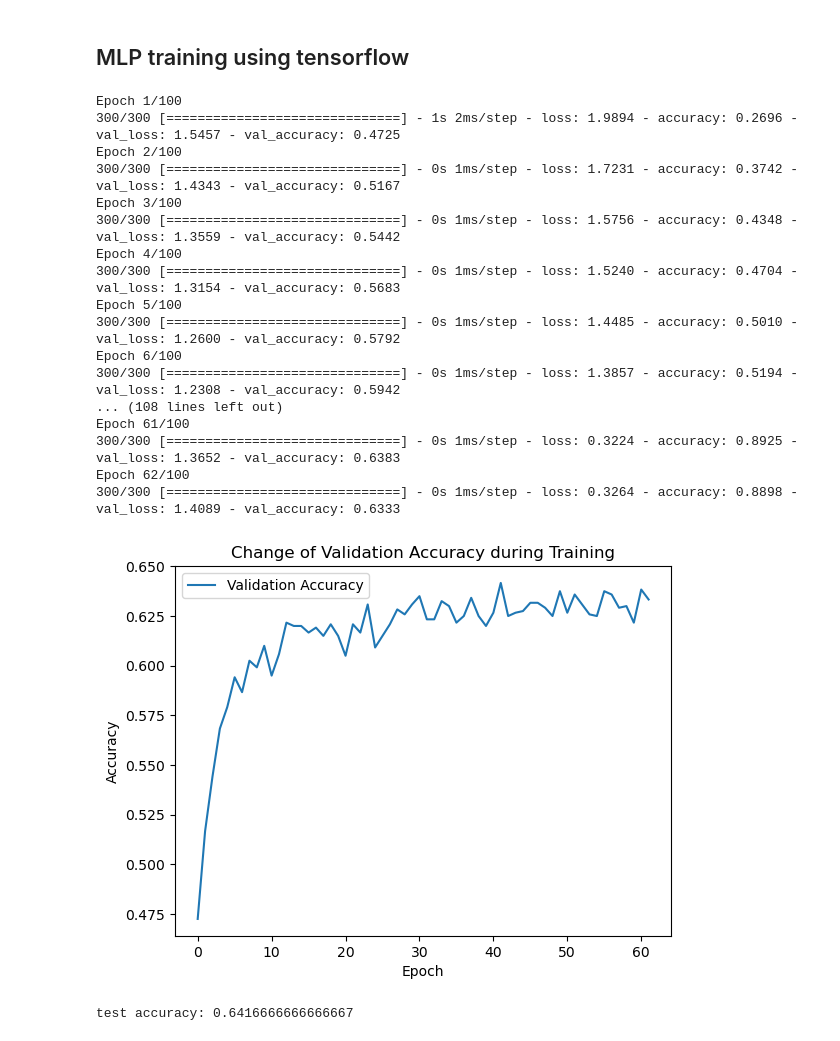
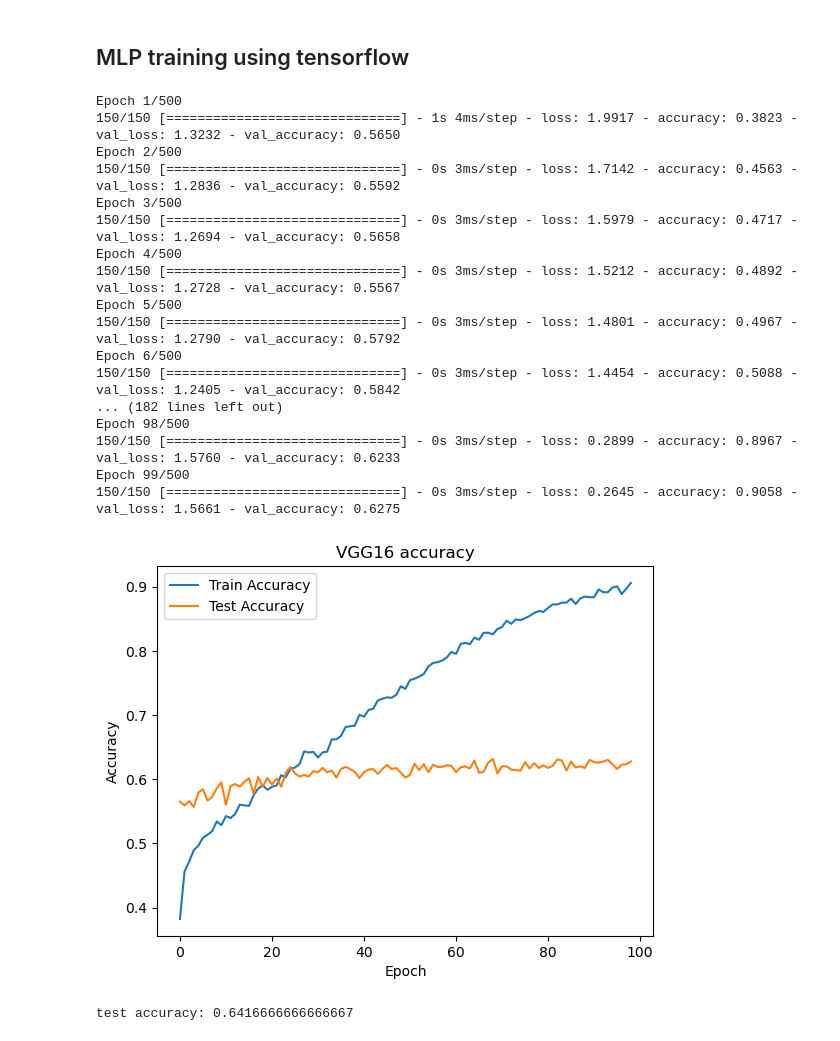
Before and after one commit to Daniel-Lin-S/SML_practical, a Jupyter notebook: AssessedPracticalSamplePythonCode.ipynb, the cells around one changed output. Saved outputs shown, nothing was run; the diff lists cells and outputs as text; code cells hidden in the pictures.

```diff
--- a/AssessedPracticalSamplePythonCode.ipynb
+++ b/AssessedPracticalSamplePythonCode.ipynb
@@ -842,14 +735,17 @@ X_test_reduced = X_test_scaled[:, (X.columns.get_level_values('feature') != remo
 # %%
 tf.random.set_seed(2024)
 ### set basic parameters
-batch_size = 16
-activation = 'prelu' # activation for the hidden layers: `relu`, `prelu`, `leakyrelu`
-learning_rate = 5e-4
-n_epoches = 100
-dropout_rate = 0.2 # set to 0 to avoid drop-out
-layer_widths = [256, 64, 16] # number of hidden units in each hidden layer
+batch_size = 32
+activation = 'sigmoid' # activation for the hidden layers: `relu`, `prelu`, `leakyrelu`, 'sigmoid
+learning_rate = 1e-3
+n_epoches = 500
+dropout_rate = 0.5 # set to 0 to avoid drop-out
+layer_widths = [2048] # number of hidden units in each hidden layer
 normalisation = True
-verbose = 1 # print outputs
+verbose = 1 # print output
+
+X_train_reduced = X_train_scaled
+X_test_reduced = X_test_scaled
 
 ### define architecture:
 n_layers = len(layer_widths)
@@ -860,6 +756,8 @@ base_architecture.add(InputLayer(input_shape=(X_train_reduced.shape[1],)))
 for l in range(n_layers):
     if activation == 'relu':
         base_architecture.add(Dense(layer_widths[l], activation='relu'))
+    elif activation == 'sigmoid':
+        base_architecture.add(Dense(layer_widths[l], activation='sigmoid'))
     else:
         base_architecture.add(Dense(layer_widths[l]))
     # dropout
@@ -877,7 +775,7 @@ for l in range(n_layers):
 base_architecture.add(Dense(units=8, activation = 'softmax'))
 
 # define the model with Adam optimiser
-early_stopping = EarlyStopping(monitor='val_accuracy', patience=20, restore_best_weights=True)
+early_stopping = EarlyStopping(monitor='val_accuracy', patience=30, restore_best_weights=True)
 
 model = Sequential.from_config(base_architecture.get_config())
 model.compile(optimizer=Adam(learning_rate=learning_rate),
@@ -886,36 +784,35 @@ model.compile(optimizer=Adam(learning_rate=learning_rate),
 history = model.fit(X_train_reduced, y_train, epochs=n_epoches, batch_size=batch_size,
                     validation_data=(X_test_reduced, y_test), verbose=verbose,
                     callbacks=[early_stopping])
-
-def plot_val_accuracy(history):
-    """ Plot the change of validation accuracy """
-    plt.plot(history.history['val_accuracy'], label='Validation Accuracy')
-    plt.xlabel('Epoch')
-    plt.ylabel('Accuracy')
-    plt.title('Change of Validation Accuracy during Training')
-    plt.legend()
-    plt.show()
-
-plot_val_accuracy(history)
 # %% [output]
-Epoch 1/100
-300/300 [==============================] - 1s 2ms/step - loss: 1.9894 - accuracy: 0.2696 - val_loss: 1.5457 - val_accuracy: 0.4725
-Epoch 2/100
-300/300 [==============================] - 0s 1ms/step - loss: 1.7231 - accuracy: 0.3742 - val_loss: 1.4343 - val_accuracy: 0.5167
-Epoch 3/100
-300/300 [==============================] - 0s 1ms/step - loss: 1.5756 - accuracy: 0.4348 - val_loss: 1.3559 - val_accuracy: 0.5442
-Epoch 4/100
-300/300 [==============================] - 0s 1ms/step - loss: 1.5240 - accuracy: 0.4704 - val_loss: 1.3154 - val_accuracy: 0.5683
-Epoch 5/100
-300/300 [==============================] - 0s 1ms/step - loss: 1.4485 - accuracy: 0.5010 - val_loss: 1.2600 - val_accuracy: 0.5792
-Epoch 6/100
-300/300 [==============================] - 0s 1ms/step - loss: 1.3857 - accuracy: 0.5194 - val_loss: 1.2308 - val_accuracy: 0.5942
-... (108 lines left out)
-Epoch 61/100
-300/300 [==============================] - 0s 1ms/step - loss: 0.3224 - accuracy: 0.8925 - val_loss: 1.3652 - val_accuracy: 0.6383
-Epoch 62/100
-300/300 [==============================] - 0s 1ms/step - loss: 0.3264 - accuracy: 0.8898 - val_loss: 1.4089 - val_accuracy: 0.6333
+Epoch 1/500
+150/150 [==============================] - 1s 4ms/step - loss: 1.9917 - accuracy: 0.3823 - val_loss: 1.3232 - val_accuracy: 0.5650
+Epoch 2/500
+150/150 [==============================] - 0s 3ms/step - loss: 1.7142 - accuracy: 0.4563 - val_loss: 1.2836 - val_accuracy: 0.5592
+Epoch 3/500
+150/150 [==============================] - 0s 3ms/step - loss: 1.5979 - accuracy: 0.4717 - val_loss: 1.2694 - val_accuracy: 0.5658
+Epoch 4/500
+150/150 [==============================] - 0s 3ms/step - loss: 1.5212 - accuracy: 0.4892 - val_loss: 1.2728 - val_accuracy: 0.5567
+Epoch 5/500
+150/150 [==============================] - 0s 3ms/step - loss: 1.4801 - accuracy: 0.4967 - val_loss: 1.2790 - val_accuracy: 0.5792
+Epoch 6/500
+150/150 [==============================] - 0s 3ms/step - loss: 1.4454 - accuracy: 0.5088 - val_loss: 1.2405 - val_accuracy: 0.5842
+... (182 lines left out)
+Epoch 98/500
+150/150 [==============================] - 0s 3ms/step - loss: 0.2899 - accuracy: 0.8967 - val_loss: 1.5760 - val_accuracy: 0.6233
+Epoch 99/500
+150/150 [==============================] - 0s 3ms/step - loss: 0.2645 - accuracy: 0.9058 - val_loss: 1.5661 - val_accuracy: 0.6275
-[figure, removed]
+# %%
+import matplotlib.pyplot as plt
+plt.plot(history.history["accuracy"])
+plt.plot(history.history['val_accuracy'])
+plt.title("VGG16 accuracy")
+plt.ylabel("Accuracy")
+plt.xlabel("Epoch")
+plt.legend(["Train Accuracy","Test Accuracy"])
+plt.show()
+# %% [output]
+[figure, added]
 # %%
 y_pred = np.argmax(model.predict(X_test_reduced, verbose=0), axis=1).astype(int)
 print(f'test accuracy: {accuracy_score(y_pred, y_test)}')
```
Also changed, not shown: parts of 22 cells of this notebook.
